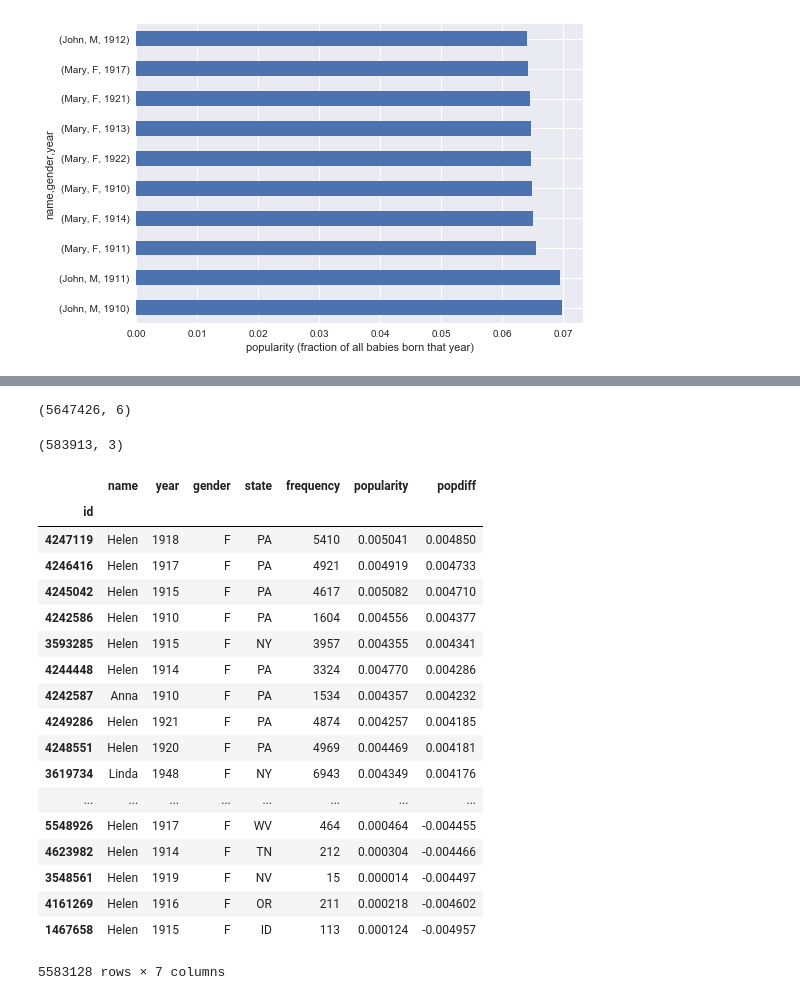
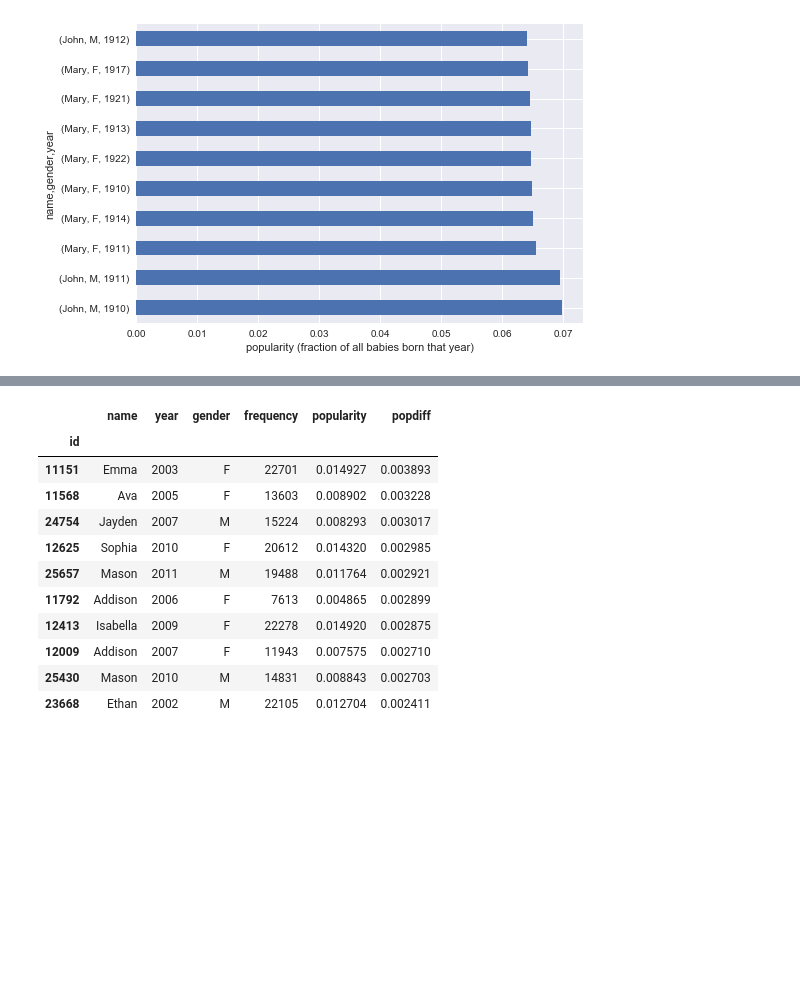
Before and after one commit to tianyu-tristan/babynames, a Jupyter notebook: src/EDA.ipynb, the cells around one changed output, grey strips where cells are left out. Drawn from its saved outputs; the diff is of its cells as text; code cells hidden in the pictures; blank space fills up the shorter version.

```diff
--- a/src/EDA.ipynb
+++ b/src/EDA.ipynb
@@ -252,6 +252,7 @@ def popularity_diff(group):
 
     return popd
 
-sample['popdiff']=sample.sort_values(by='year').groupby(['name','gender']).apply(popularity_diff).reset_index().set_index('id').popularity
+sample['popdiff']=sample.groupby(['name','gender']).apply(popularity_diff).reset_index().set_index('id').popularity
 # %%
-sample.sort_values(by=['popdiff'],ascending=False)
+def get_sudden_popular_name_billboard(since=1910):
+    return sample[sample.year >=since].sort_values(by=['popdiff'],ascending=False)
@@ -274,31 +258,0 @@ ignore_list
-# %%
-sample.shape
-# %% [output]
-(5647426, 6)
-# %%
-sample.groupby(['name','year','gender']).sum().shape
-# %% [output]
-(583913, 3)
-# %%
-# filtered_sample =
-sample[~sample.name.isin(ignore_list)].sort_values(by=['popdiff'],ascending=False)
-# %% [output]
-|  | name | year | gender | state | frequency | popularity | popdiff |
-| id |  |  |  |  |  |  |  |
-| 4247119 | Helen | 1918 | F | PA | 5410 | 0.005041 | 0.004850 |
-| 4246416 | Helen | 1917 | F | PA | 4921 | 0.004919 | 0.004733 |
-| 4245042 | Helen | 1915 | F | PA | 4617 | 0.005082 | 0.004710 |
-| 4242586 | Helen | 1910 | F | PA | 1604 | 0.004556 | 0.004377 |
-| 3593285 | Helen | 1915 | F | NY | 3957 | 0.004355 | 0.004341 |
-| 4244448 | Helen | 1914 | F | PA | 3324 | 0.004770 | 0.004286 |
-| 4242587 | Anna | 1910 | F | PA | 1534 | 0.004357 | 0.004232 |
-| 4249286 | Helen | 1921 | F | PA | 4874 | 0.004257 | 0.004185 |
-| 4248551 | Helen | 1920 | F | PA | 4969 | 0.004469 | 0.004181 |
-| 3619734 | Linda | 1948 | F | NY | 6943 | 0.004349 | 0.004176 |
-| ... | ... | ... | ... | ... | ... | ... | ... |
-| 5548926 | Helen | 1917 | F | WV | 464 | 0.000464 | -0.004455 |
-| 4623982 | Helen | 1914 | F | TN | 212 | 0.000304 | -0.004466 |
-| 3548561 | Helen | 1919 | F | NV | 15 | 0.000014 | -0.004497 |
-| 4161269 | Helen | 1916 | F | OR | 211 | 0.000218 | -0.004602 |
-| 1467658 | Helen | 1915 | F | ID | 113 | 0.000124 | -0.004957 |
-5583128 rows × 7 columns
@@ -304,0 +263,19 @@ sample[~sample.name.isin(ignore_list)].sort_values(by=['popdiff'],ascending=Fals
+# %%
+# top N sudden popular names
+N = 10
+since = 2000
+
+get_sudden_popular_name_billboard(since=since)[:N]
+# %% [output]
+|  | name | year | gender | frequency | popularity | popdiff |
+| id |  |  |  |  |  |  |
+| 11151 | Emma | 2003 | F | 22701 | 0.014927 | 0.003893 |
+| 11568 | Ava | 2005 | F | 13603 | 0.008902 | 0.003228 |
+| 24754 | Jayden | 2007 | M | 15224 | 0.008293 | 0.003017 |
+| 12625 | Sophia | 2010 | F | 20612 | 0.014320 | 0.002985 |
+| 25657 | Mason | 2011 | M | 19488 | 0.011764 | 0.002921 |
+| 11792 | Addison | 2006 | F | 7613 | 0.004865 | 0.002899 |
+| 12413 | Isabella | 2009 | F | 22278 | 0.014920 | 0.002875 |
+| 12009 | Addison | 2007 | F | 11943 | 0.007575 | 0.002710 |
+| 25430 | Mason | 2010 | M | 14831 | 0.008843 | 0.002703 |
+| 23668 | Ethan | 2002 | M | 22105 | 0.012704 | 0.002411 |
```
Also changed, not shown: parts of 7 cells of this notebook.
